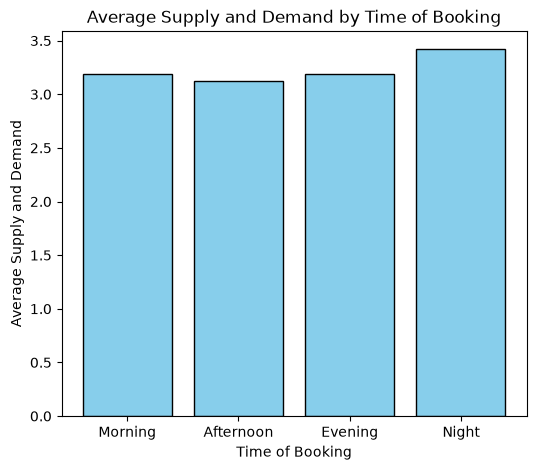
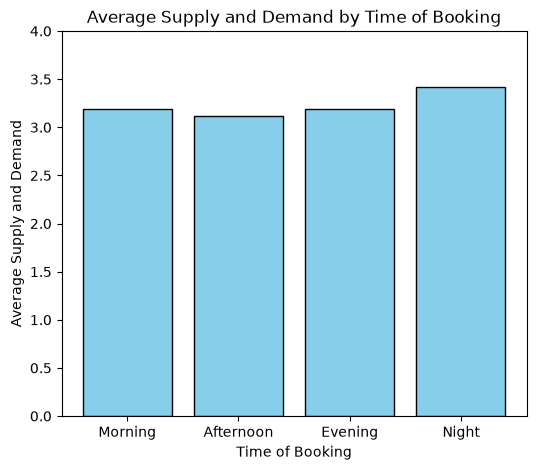
The notebook cell's code change between the first figure and the second:
--- before
+++ after
@@ -4,4 +4,5 @@
 plt.figure(figsize=(6, 5))
 plt.bar(average_supply_demand.index, average_supply_demand.values, color='skyblue', edgecolor='black')
+plt.ylim(0, 4)
 plt.title('Average Supply and Demand by Time of Booking')
 plt.xlabel('Time of Booking')

Commit: New graphic